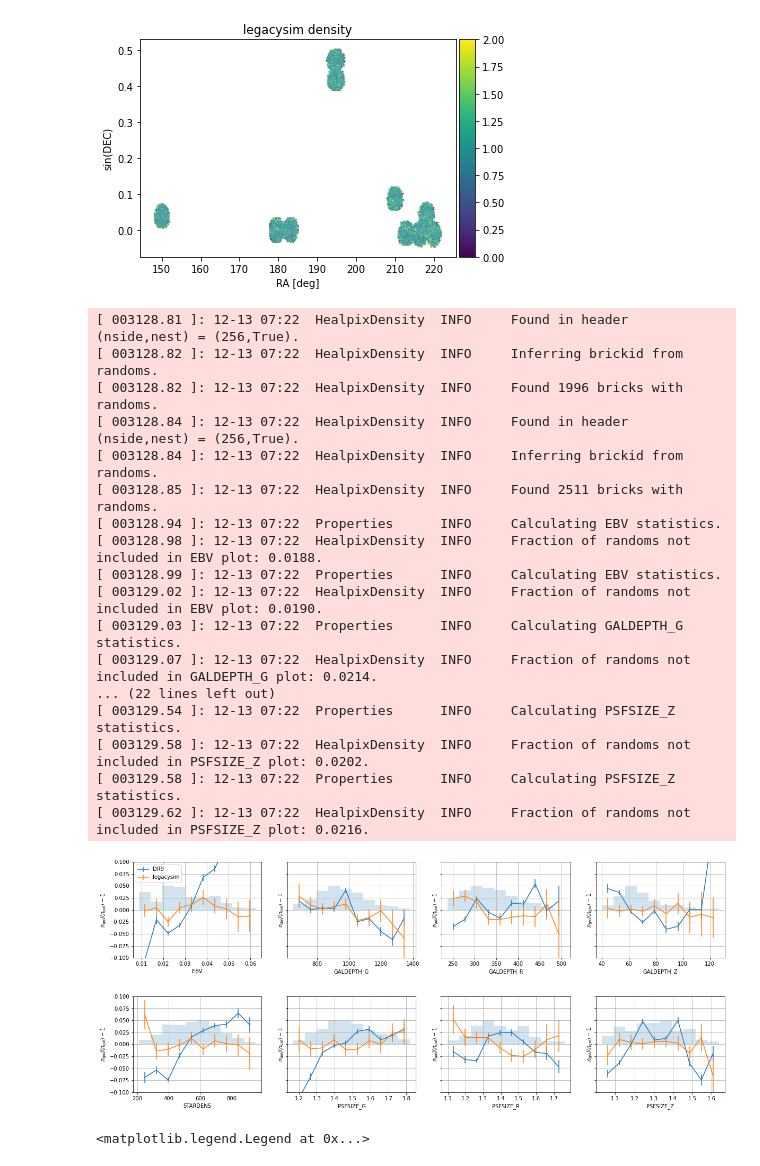
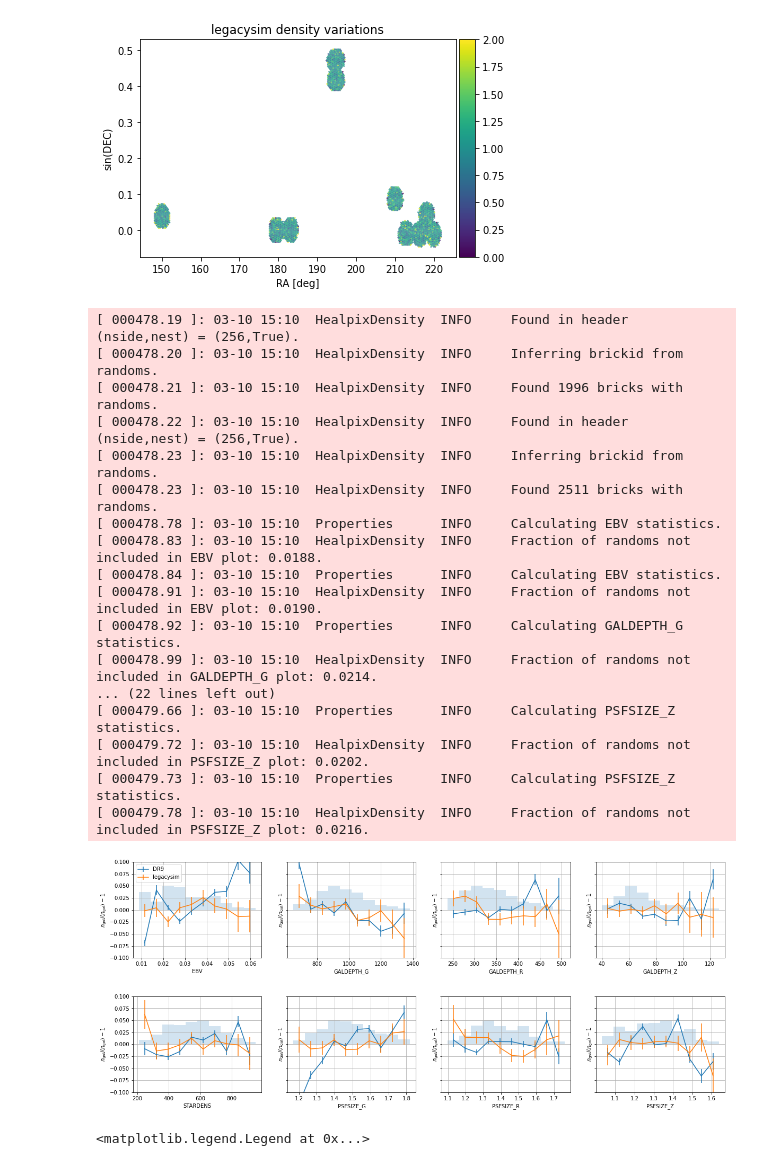
Before and after one commit to adematti/legacysim_runs, a Jupyter notebook: SV3/checks.ipynb, the cells around one changed output. Cells and saved outputs as stored; diff of their text form; code cells hidden in the pictures.

```diff
--- a/SV3/checks.ipynb
+++ b/SV3/checks.ipynb
@@ -91,7 +91,7 @@ legacysim.set_estimated_flux(key='EFLUX',key_transmission='MW_TRANSMISSION',key_
 legacysim['EFIBERFLUX_G'] = legacysim.estimated_flux('G',key_transmission='MW_TRANSMISSION',key_flux='FIBERFLUX')
 mask_tsin = legacysim.mask_ts(key_flux='INPUT_EFLUX',key_fiberflux='INPUT_EFIBERFLUX',region=region)
 #mask_tsin &= legacysim.mask_maskbit(key_nobs='NOBS',key_maskbits='MASKBITS')
-mask_tsout = legacysim.mask_ts(key_flux='EFLUX',key_fiberflux='EFIBERFLUX',region=region) #& legacysim['MATCHED']
+mask_tsout = legacysim.mask_ts(key_flux='EFLUX',key_fiberflux='EFIBERFLUX',region=region) & legacysim['MATCHED']
 #mask_tsout &= legacysim.mask_maskbit(key_nobs='NOBS',key_maskbits='MASKBITS')
 logger.info('Selecting {:d} (output)/{:d} (input) injected sources.'.format(mask_tsout.sum(),mask_tsin.sum()))
 legacysim_data = legacysim[mask_tsout]
@@ -165,7 +165,7 @@ legacysim_dens = HealpixDensity(map=map)
 legacysim_dens.set_randoms(randoms=legacysim_randoms)
 legacysim_dens.set_properties()
 legacysim_dens.set_data(data=legacysim_data)
-legacysim_dens.plot_density_map(title='legacysim density',vmin=0,vmax=2)
+legacysim_dens.plot_density_map(title='legacysim density variations',vmin=0,vmax=2)
 
 props = ['EBV'] + ['GALDEPTH_{}'.format(b) for b in data.bands] + ['STARDENS'] + ['PSFSIZE_{}'.format(b) for b in data.bands]
 
@@ -200,22 +200,22 @@ plt.show()
-[figure, old version]
+[figure, new version]
-[ 003128.81 ]: 12-13 07:22  HealpixDensity  INFO     Found in header (nside,nest) = (256,True).
-[ 003128.82 ]: 12-13 07:22  HealpixDensity  INFO     Inferring brickid from randoms.
-[ 003128.82 ]: 12-13 07:22  HealpixDensity  INFO     Found 1996 bricks with randoms.
-[ 003128.84 ]: 12-13 07:22  HealpixDensity  INFO     Found in header (nside,nest) = (256,True).
-[ 003128.84 ]: 12-13 07:22  HealpixDensity  INFO     Inferring brickid from randoms.
-[ 003128.85 ]: 12-13 07:22  HealpixDensity  INFO     Found 2511 bricks with randoms.
-[ 003128.94 ]: 12-13 07:22  Properties      INFO     Calculating EBV statistics.
-[ 003128.98 ]: 12-13 07:22  HealpixDensity  INFO     Fraction of randoms not included in EBV plot: 0.0188.
-[ 003128.99 ]: 12-13 07:22  Properties      INFO     Calculating EBV statistics.
-[ 003129.02 ]: 12-13 07:22  HealpixDensity  INFO     Fraction of randoms not included in EBV plot: 0.0190.
-[ 003129.03 ]: 12-13 07:22  Properties      INFO     Calculating GALDEPTH_G statistics.
-[ 003129.07 ]: 12-13 07:22  HealpixDensity  INFO     Fraction of randoms not included in GALDEPTH_G plot: 0.0214.
+[ 000478.19 ]: 03-10 15:10  HealpixDensity  INFO     Found in header (nside,nest) = (256,True).
+[ 000478.20 ]: 03-10 15:10  HealpixDensity  INFO     Inferring brickid from randoms.
+[ 000478.21 ]: 03-10 15:10  HealpixDensity  INFO     Found 1996 bricks with randoms.
+[ 000478.22 ]: 03-10 15:10  HealpixDensity  INFO     Found in header (nside,nest) = (256,True).
+[ 000478.23 ]: 03-10 15:10  HealpixDensity  INFO     Inferring brickid from randoms.
+[ 000478.23 ]: 03-10 15:10  HealpixDensity  INFO     Found 2511 bricks with randoms.
+[ 000478.78 ]: 03-10 15:10  Properties      INFO     Calculating EBV statistics.
+[ 000478.83 ]: 03-10 15:10  HealpixDensity  INFO     Fraction of randoms not included in EBV plot: 0.0188.
+[ 000478.84 ]: 03-10 15:10  Properties      INFO     Calculating EBV statistics.
+[ 000478.91 ]: 03-10 15:10  HealpixDensity  INFO     Fraction of randoms not included in EBV plot: 0.0190.
+[ 000478.92 ]: 03-10 15:10  Properties      INFO     Calculating GALDEPTH_G statistics.
+[ 000478.99 ]: 03-10 15:10  HealpixDensity  INFO     Fraction of randoms not included in GALDEPTH_G plot: 0.0214.
 ... (22 lines left out)
-[ 003129.54 ]: 12-13 07:22  Properties      INFO     Calculating PSFSIZE_Z statistics.
-[ 003129.58 ]: 12-13 07:22  HealpixDensity  INFO     Fraction of randoms not included in PSFSIZE_Z plot: 0.0202.
-[ 003129.58 ]: 12-13 07:22  Properties      INFO     Calculating PSFSIZE_Z statistics.
-[ 003129.62 ]: 12-13 07:22  HealpixDensity  INFO     Fraction of randoms not included in PSFSIZE_Z plot: 0.0216.
+[ 000479.66 ]: 03-10 15:10  Properties      INFO     Calculating PSFSIZE_Z statistics.
+[ 000479.72 ]: 03-10 15:10  HealpixDensity  INFO     Fraction of randoms not included in PSFSIZE_Z plot: 0.0202.
+[ 000479.73 ]: 03-10 15:10  Properties      INFO     Calculating PSFSIZE_Z statistics.
+[ 000479.78 ]: 03-10 15:10  HealpixDensity  INFO     Fraction of randoms not included in PSFSIZE_Z plot: 0.0216.
-[figure, old version]
+[figure, new version]
 # %%
 ax = plt.gca()
 ax.hist(legacysim['INPUT_SERSIC'], histtype='step', label='input', density=True)
```
Also changed, not shown: parts of 6 cells of this notebook, 48 other files.
